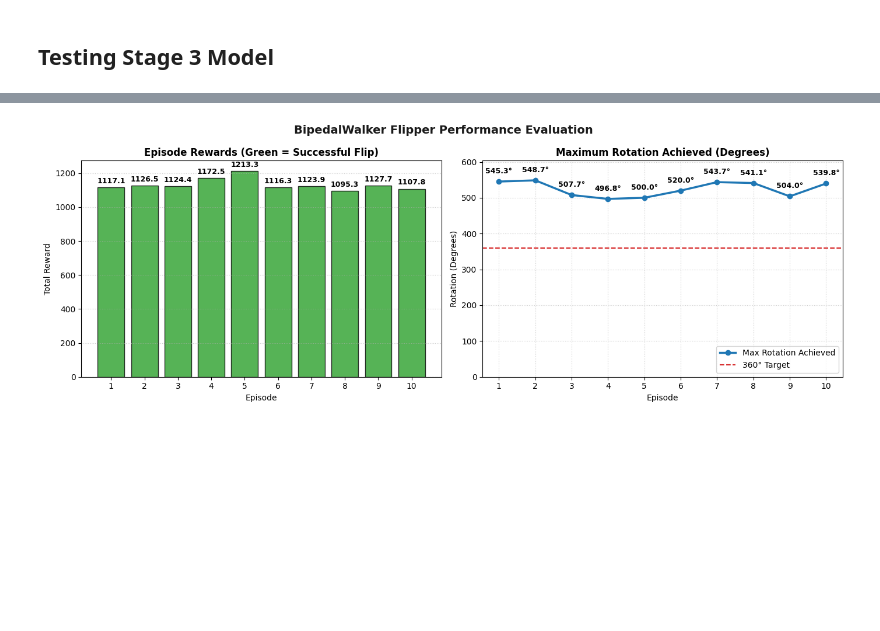
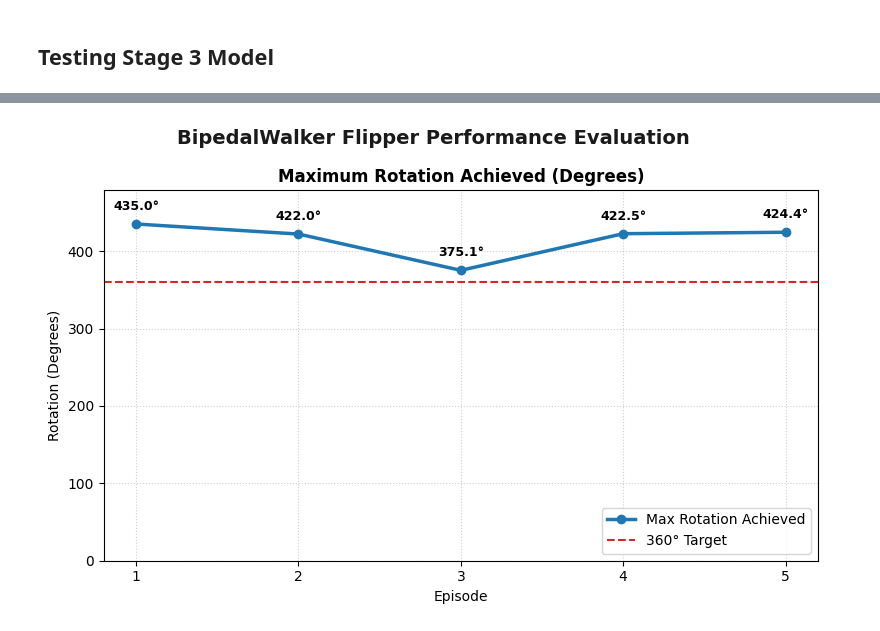
Before and after one commit to GrecoLucas/ASMA2, a Jupyter notebook: BipedalWalker.ipynb, the cells around one changed output, grey strips where cells are left out. Cells and saved outputs as stored; diff of their text form; code cells hidden in the pictures; blank space fills up the shorter version.

Commit message:
Plot Update

```diff
--- a/BipedalWalker.ipynb
+++ b/BipedalWalker.ipynb
@@ -444,7 +444,7 @@ import numpy as np
 # Test the custom environment with random actions (baseline)
 
 env = custom_bipedal.BipedalWalker(hardcore=False, render_mode="human")
-env = CurriculumFlipperWrapper(env, stage=1)
+env = Stage3BalanceWrapper(env)
 
 num_episodes = 3
 max_steps = 500
@@ -507,7 +507,7 @@ import numpy as np
 import matplotlib.pyplot as plt
 from stable_baselines3 import PPO
 
-# --- ANSI Color Codes for Premium Console Styling ---
+# --- ANSI Color Codes for Console Styling ---
 class Colors:
     HEADER = '\033[95m'
     BLUE = '\033[94m'
@@ -520,11 +520,11 @@ class Colors:
     UNDERLINE = '\033[4m'
 
 # 1. Corrected model path to match what was saved at the end of Stage 2
-model_path = "ppo_bipedal_stage2.zip"
+model_path = "ppo_bipedal_stage3.zip"
 device = "cuda" if torch.cuda.is_available() else "cpu"
 
 print(f"{Colors.BOLD}{Colors.HEADER}=================================================={Colors.ENDC}")
-print(f"{Colors.BOLD}🤖 BIPEDAL WALKER FLIPPER EVALUATION RUN 🤖{Colors.ENDC}")
+print(f"{Colors.BOLD}BIPEDAL WALKER FLIPPER EVALUATION RUN{Colors.ENDC}")
 print(f"{Colors.BOLD}{Colors.HEADER}=================================================={Colors.ENDC}")
 print(f"• Hardware Device: {Colors.BOLD}{Colors.GREEN}{device.upper()}{Colors.ENDC}")
 print(f"• Evaluation Stage: {Colors.BOLD}{Colors.BLUE}Stage 3 (Post-Landing Balance){Colors.ENDC}")
@@ -533,8 +533,8 @@ print(f"• Evaluation Stage: {Colors.BOLD}{Colors.BLUE}Stage 3 (Post-Landing Ba
 import custom_bipedal
 env = custom_bipedal.BipedalWalker(hardcore=False, render_mode="human")
 
-# 2. Corrected Wrapper name and explicitly set to Stage 2
-env = CurriculumFlipperWrapper(env, stage=2)
+# 2. Corrected Wrapper name and explicitly set to Stage 3
+env = Stage3BalanceWrapper(env)
 
 if not os.path.exists(model_path):
     raise FileNotFoundError(f"Model not found: {model_path}. Train and save the model before running tests.")
@@ -543,7 +543,7 @@ print(f"• Loading weights from: {Colors.BOLD}{Colors.CYAN}{model_path}{Colors.
 model = PPO.load(model_path, device=device)
 print(f"• Model loaded successfully! Starting evaluation...\n")
 
-num_episodes = 10
+num_episodes = 5
 max_seconds = 5
 
 # Lists to store metrics for final stats and plotting
@@ -566,9 +566,9 @@ for ep in range(1, num_episodes + 1):
     max_angle_deg = 0.0
 
     print(f"{Colors.BOLD}{Colors.BLUE}=================================================={Colors.ENDC}")
-    print(f"🤸 {Colors.BOLD}TEST EPISODE {ep} / {num_episodes}{Colors.ENDC}")
+    print(f"TEST EPISODE {ep} / {num_episodes}")
     print(f"{Colors.BOLD}{Colors.BLUE}=================================================={Colors.ENDC}")
-    print(f"{Colors.BOLD}[Live Event Log]{Colors.ENDC}")
+    print(f"[Live Event Log]{Colors.ENDC}")
 
     while not done and (time.time() - start_time) < max_seconds:
         action, _ = model.predict(obs, deterministic=True)
@@ -591,9 +591,9 @@ for ep in range(1, num_episodes + 1):
             if not milestones_passed[milestone] and max_angle_deg >= milestone:
                 milestones_passed[milestone] = True
                 if milestone == 360:
-                    print(f"  ↳ 🌟 {Colors.BOLD}{Colors.GREEN}[360° FULL FLIP COMPLETED!]{Colors.ENDC} at step {step_count}")
+                    print(f"  ↳ [360 DEGREE FULL FLIP COMPLETED!] at step {step_count}")
                 else:
-                    print(f"  ↳ 🔄 Milestone {milestone}° passed at step {step_count}")
+                    print(f"  ↳ Milestone {milestone}° passed at step {step_count}")
 
     # Close of episode metrics
     flip_completed = info.get("flip_completed", False)
@@ -608,16 +608,16 @@ for ep in range(1, num_episodes + 1):
 
     if flip_completed:
         if is_upright and (obs[8] == 1.0 or obs[13] == 1.0):
-            outcome = f"{Colors.BOLD}{Colors.GREEN}🎉 PERFECT LANDING! (Landed upright on feet){Colors.ENDC}"
+            outcome = f"{Colors.BOLD}{Colors.GREEN}PERFECT LANDING! (Landed upright on feet){Colors.ENDC}"
         elif is_upright:
-            outcome = f"{Colors.GREEN}🟢 STABILIZING (Upright in air/landing){Colors.ENDC}"
+            outcome = f"{Colors.GREEN}STABILIZING (Upright in air/landing){Colors.ENDC}"
         else:
-            outcome = f"{Colors.WARNING}🟡 FLIPPED but CRASHED / OFF-BALANCE{Colors.ENDC}"
+            outcome = f"{Colors.WARNING}FLIPPED but CRASHED / OFF-BALANCE{Colors.ENDC}"
     else:
         if terminated:
-            outcome = f"{Colors.FAIL}💥 CRASHED / FELL BEFORE FLIP{Colors.ENDC}"
+            outcome = f"{Colors.FAIL}CRASHED / FELL BEFORE FLIP{Colors.ENDC}"
         else:
-            outcome = f"{Colors.CYAN}⏱️ TIMEOUT / INCOMPLETE FLIP{Colors.ENDC}"
+            outcome = f"{Colors.CYAN}TIMEOUT / INCOMPLETE FLIP{Colors.ENDC}"
 
     # Print beautiful episode summary
     print(f"\n{Colors.BOLD}[Episode Summary]{Colors.ENDC}")
@@ -643,8 +643,8 @@ env.close()
 
 # --- Print Global Evaluation Summary Table ---
 print(f"{Colors.BOLD}{Colors.HEADER}=================================================={Colors.ENDC}")
-print(f"📊 {Colors.BOLD}GLOBAL EVALUATION METRICS SUMMARY{Colors.ENDC}")
-print(f"{Colors.BOLD}{Colors.HEADER}=================================================={Colors.ENDC}")
+print(f"[GLOBAL EVALUATION METRICS SUMMARY]{Colors.ENDC}")
+print(f"{Colors.BOLD}{Colors.HEADER}=================================================={Colors.ENDC}\n")
 
 success_rate = (sum(ep_successes) / num_episodes) * 100
 avg_reward = np.mean(ep_rewards)
@@ -663,40 +663,22 @@ print(f"  • Avg Airtime:              {avg_airtime:.1f}%")
 print(f"{Colors.BOLD}{Colors.HEADER}=================================================={Colors.ENDC}\n")
 
 # --- Generate Premium Jupyter Plots ---
-fig, (ax1, ax2) = plt.subplots(1, 2, figsize=(14, 5))
+fig, ax = plt.subplots(1, 1, figsize=(8, 5))
 fig.suptitle('BipedalWalker Flipper Performance Evaluation', fontsize=14, fontweight='bold', color='#1a1a1a')
 
-# 1. Plot Rewards
-colors_list = ['#2ca02c' if s == 1 else '#d62728' for s in ep_successes]
-bars = ax1.bar(range(1, num_episodes + 1), ep_rewards, color=colors_list, edgecolor='black', alpha=0.8)
-ax1.axhline(0, color='gray', linewidth=0.8, linestyle='--')
-ax1.set_title('Episode Rewards (Green = Successful Flip)', fontsize=12, fontweight='semibold')
-ax1.set_xlabel('Episode', fontsize=10)
-ax1.set_ylabel('Total Reward', fontsize=10)
-ax1.set_xticks(range(1, num_episodes + 1))
-ax1.grid(axis='y', linestyle=':', alpha=0.6)
-
-for bar in bars:
-    height = bar.get_height()
-    ax1.annotate(f'{height:.1f}',
-                xy=(bar.get_x() + bar.get_width() / 2, height),
-                xytext=(0, 3 if height >= 0 else -12),
-                textcoords="offset points",
-                ha='center', va='bottom', fontsize=9, fontweight='bold')
-
-# 2. Plot Max Rotation
-ax2.plot(range(1, num_episodes + 1), ep_max_angles, marker='o', linewidth=2.5, color='#1f77b4', label='Max Rotation Achieved')
-ax2.axhline(360, color='#d62728', linestyle='--', linewidth=1.5, label='360° Target')
-ax2.set_title('Maximum Rotation Achieved (Degrees)', fontsize=12, fontweight='semibold')
-ax2.set_xlabel('Episode', fontsize=10)
-ax2.set_ylabel('Rotation (Degrees)', fontsize=10)
-ax2.set_xticks(range(1, num_episodes + 1))
-ax2.set_ylim(0, max(400, max(ep_max_angles) * 1.1))
-ax2.grid(linestyle=':', alpha=0.6)
-ax2.legend(loc='lower right')
+# Plot Max Rotation
+ax.plot(range(1, num_episodes + 1), ep_max_angles, marker='o', linewidth=2.5, color='#1f77b4', label='Max Rotation Achieved')
+ax.axhline(360, color='#d62728', linestyle='--', linewidth=1.5, label='360° Target')
+ax.set_title('Maximum Rotation Achieved (Degrees)', fontsize=12, fontweight='semibold')
+ax.set_xlabel('Episode', fontsize=10)
+ax.set_ylabel('Rotation (Degrees)', fontsize=10)
+ax.set_xticks(range(1, num_episodes + 1))
+ax.set_ylim(0, max(400, max(ep_max_angles) * 1.1))
+ax.grid(linestyle=':', alpha=0.6)
+ax.legend(loc='lower right')
 
 for idx, val in enumerate(ep_max_angles):
-    ax2.annotate(f'{val:.1f}°',
+    ax.annotate(f'{val:.1f}°',
                 xy=(idx + 1, val),
                 xytext=(0, 8),
                 textcoords="offset points",
@@ -732 +707 @@ plt.show()
-[figure, old version]
+[figure, new version]
```
Also changed, not shown: parts of 1 cell of this notebook, 1 other file.
